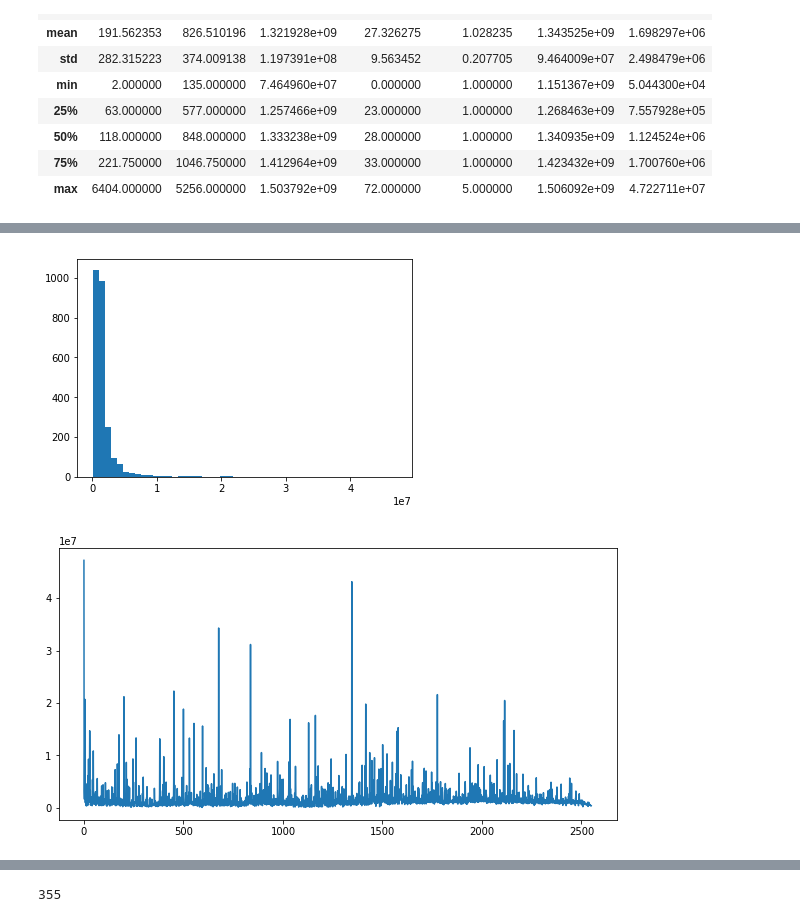
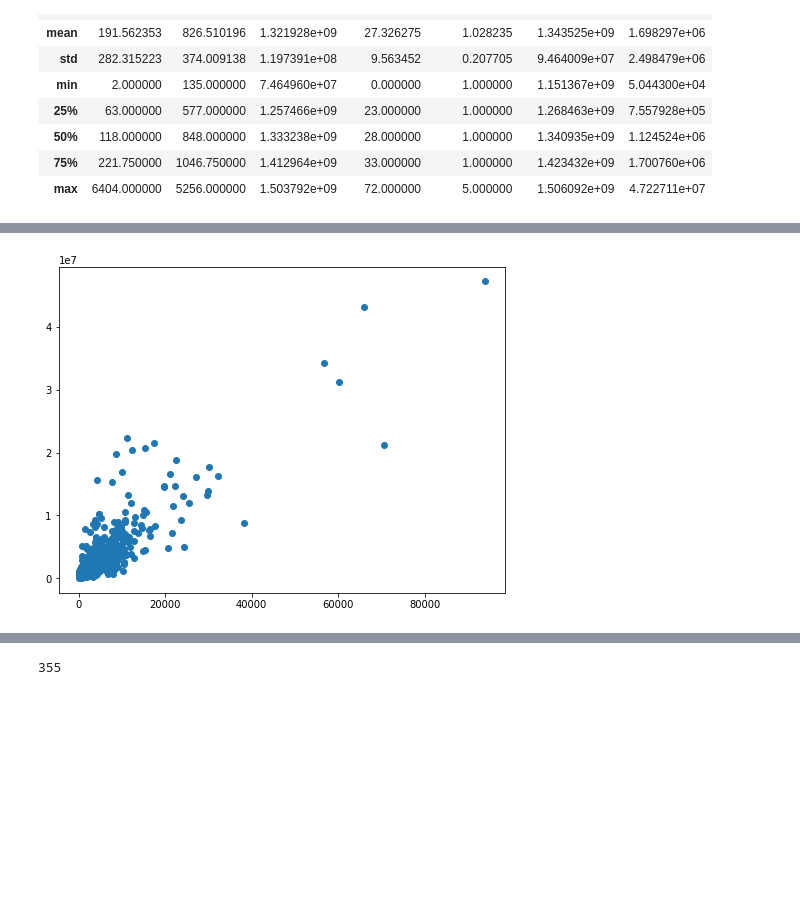
Before and after one commit to lilpricey/Thinkful, a Jupyter notebook: fundamentals/capstone report.ipynb, the cells around one changed output, grey strips where cells are left out. Drawn from its saved outputs; the diff is of its cells as text; code cells hidden in the pictures; blank space fills up the shorter version.

```diff
--- a/fundamentals/capstone report.ipynb
+++ b/fundamentals/capstone report.ipynb
@@ -65,0 +245,8 @@ plt.show()
+# %%
+def get_rating_count(x, rating):
+    for i in x:
+        if i['name'] == rating:
+            return i['count']
+# %%
+for index, item in enumerate(possible_ratings):
+    ted[item] = ted['ratings'].apply(lambda x: get_rating_count(x, item))
@@ -65,0 +263,2 @@ plt.show()
+# %%
+ratings = ted[["Informative", "Confusing", "Jaw-dropping", "Ingenious", "Persuasive", "Inspiring", "Longwinded", "Unconvincing", "Fascinating", "OK", "Beautiful", "Courageous", "Funny", "Obnoxious"]]
@@ -65,0 +304,2 @@ plt.show()
+# %%
+ted['total_ratings'] = ratings.sum(axis=1)
@@ -66,11 +329,7 @@ plt.show()
 # %%
-plt.hist(ted['views'], bins=50)
+plt.figure(figsize=(8,6))
+plt.scatter(ted['total_ratings'], ted['views'])
+
 plt.show()
 # %% [output]
-[figure, old version]
+[figure, new version]
-# %%
-plt.figure(figsize=(10,5))
-plt.plot(ted['views'])
-plt.show()
-# %% [output]
-[figure, removed]
```
Also changed, not shown: parts of 39 cells of this notebook.
